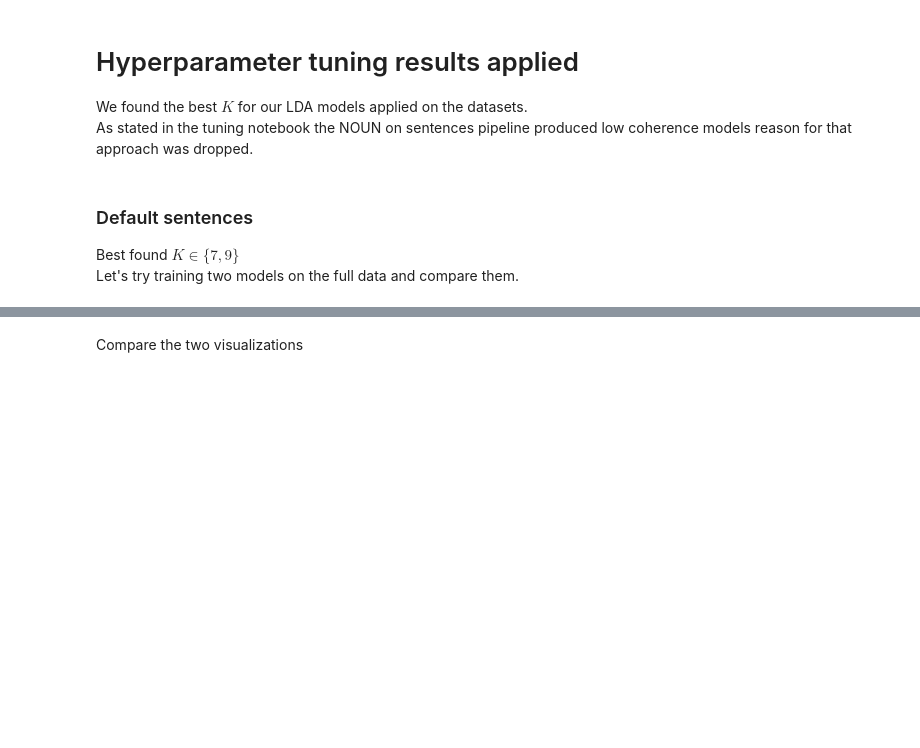
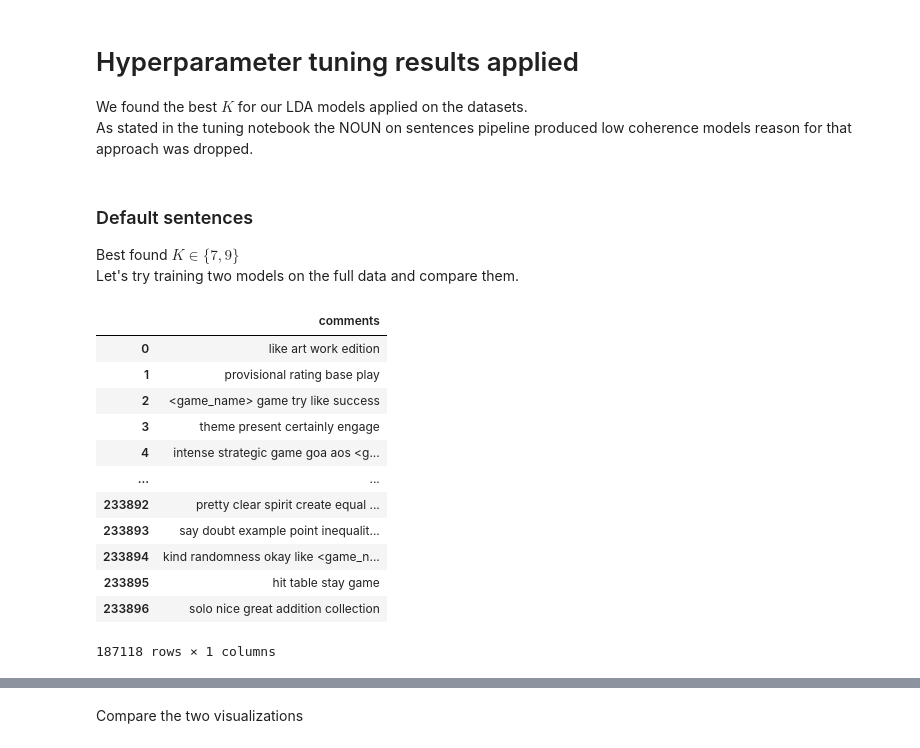
Before and after one commit to Ubriacopo/boardgames-aspect-extraction, a Jupyter notebook: main/lda/model.ipynb, the cells around one changed output, grey strips where cells are left out. Cells and saved outputs as stored; diff of their text form; code cells hidden in the pictures; blank space fills up the shorter version.

```diff
--- a/main/lda/model.ipynb
+++ b/main/lda/model.ipynb
@@ -172,4 +327,25 @@ runs = [
 ]
+# %%
+import numpy as np
+
+corpus = pd.read_csv("../dataset/output/default_sentences/pre_processed.310k.csv")
+folds = np.array_split(corpus, 5)
+train = pd.concat([folds[index] for index in range(len(folds)) if index != 2])
+train
+# %% [output]
+|  | comments |
+| 0 | like art work edition |
+| 1 | provisional rating base play |
+| 2 | <game_name> game try like success |
+| 3 | theme present certainly engage |
+| 4 | intense strategic game goa aos <g... |
+| ... | ... |
+| 233892 | pretty clear spirit create equal ... |
+| 233893 | say doubt example point inequalit... |
+| 233894 | kind randomness okay like <game_n... |
+| 233895 | hit table stay game |
+| 233896 | solo nice great addition collection |
+187118 rows × 1 columns
 # %%
 for run in runs:
     model_manager = LDAManager.from_scratch(run['config'], stop_words)
```
Also changed, not shown: parts of 18 cells of this notebook, 8 other files.
